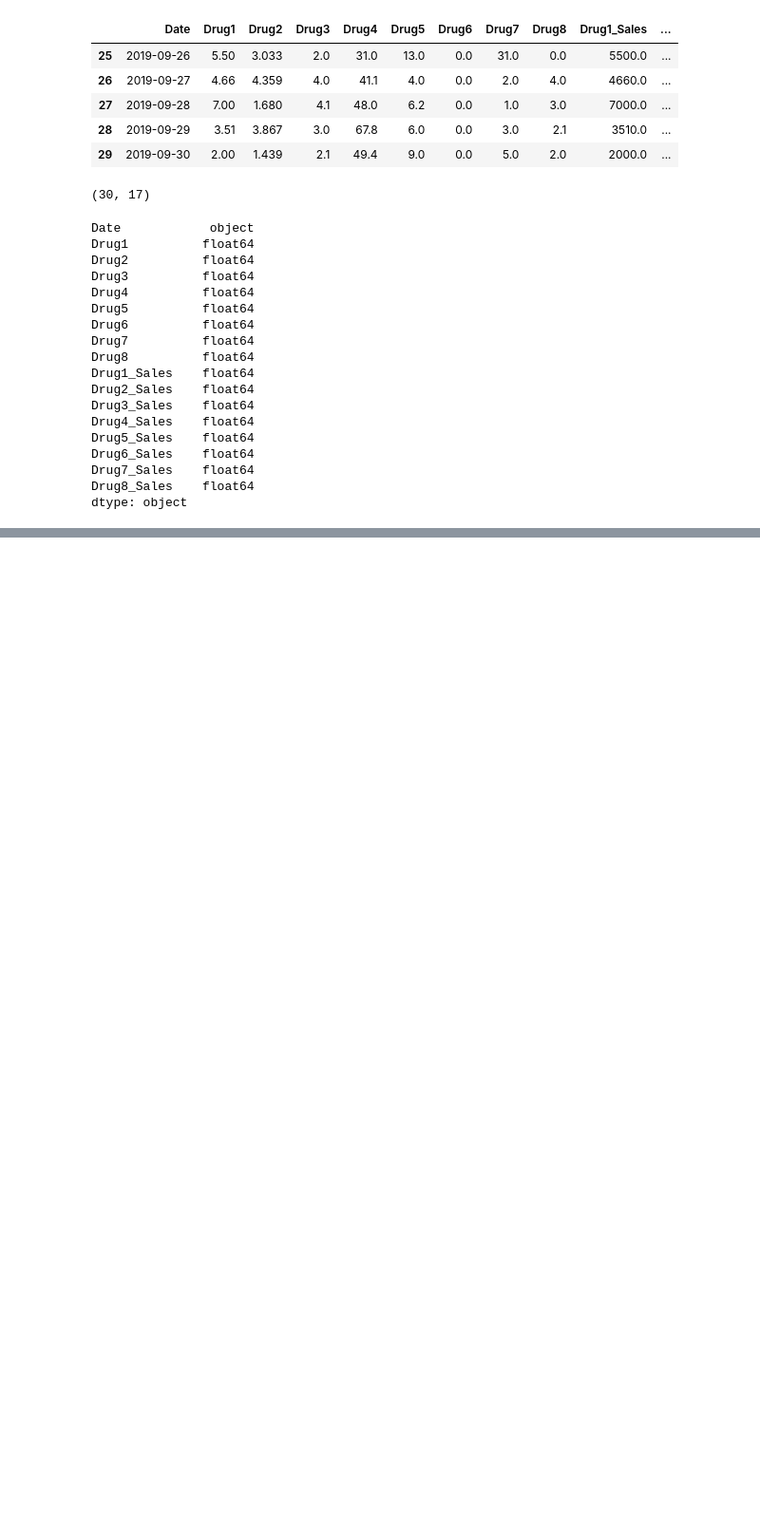
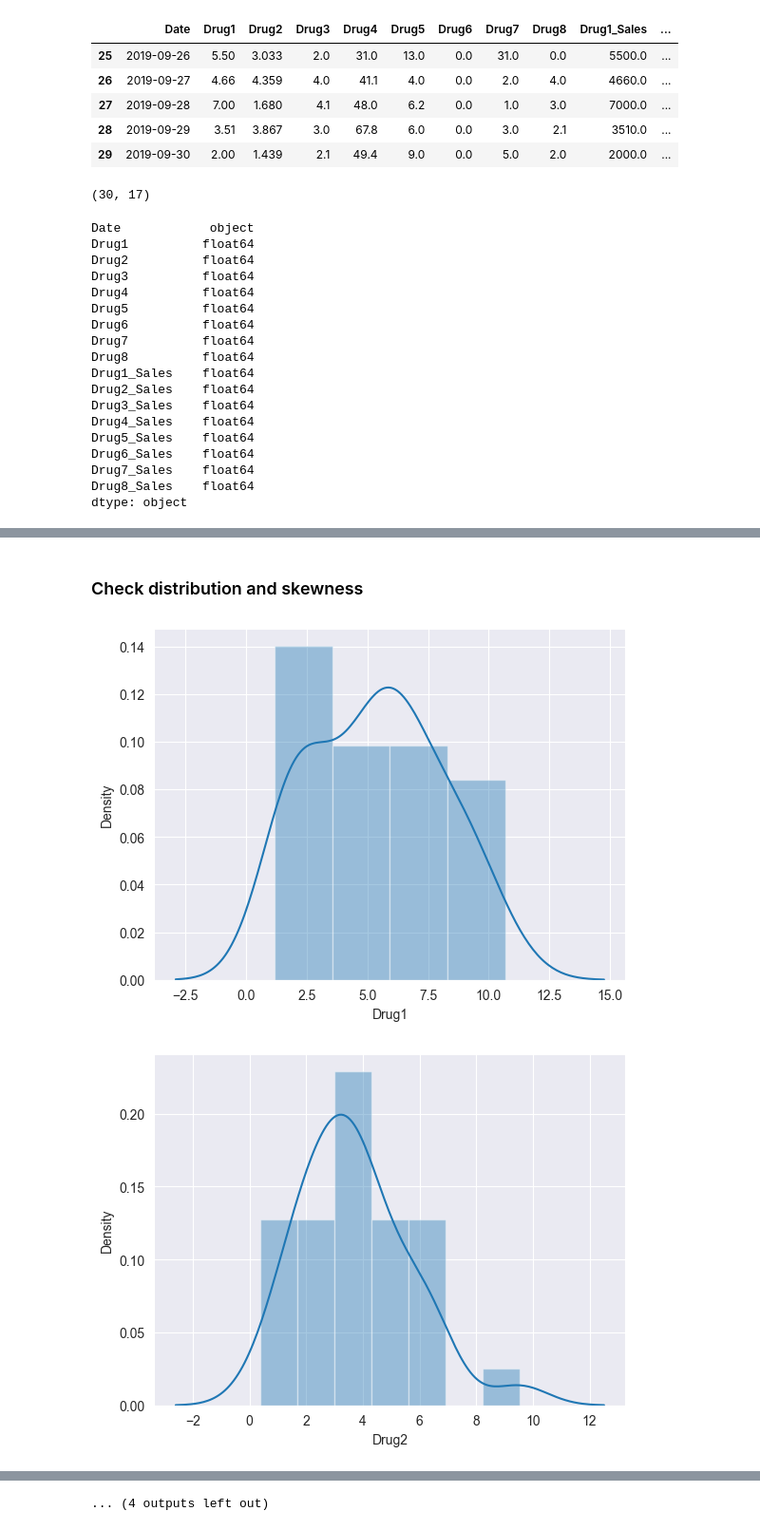
Before and after one commit to maxim-saplin/edu, a Jupyter notebook: 06_problem.ipynb, the cells around one changed output, grey strips where cells are left out. Shown at 95% size. Drawn from its saved outputs; the diff is of its cells as text; code cells hidden in the pictures; blank space fills up the shorter version.

```diff
--- a/06_problem.ipynb
+++ b/06_problem.ipynb
@@ -73,0 +83,9 @@ datetime64[ns]
+# %% [markdown]
+### Check distribution and skewness
+# %%
+for col in df.columns:
+    sns.distplot(df[col])
+    plt.show()
+# %% [output]
+[figure, added]
+[figure, added]
@@ -73,0 +102 @@ datetime64[ns]
+... (4 outputs left out)
```
Also changed, not shown: parts of 20 cells of this notebook, 2 other files.
